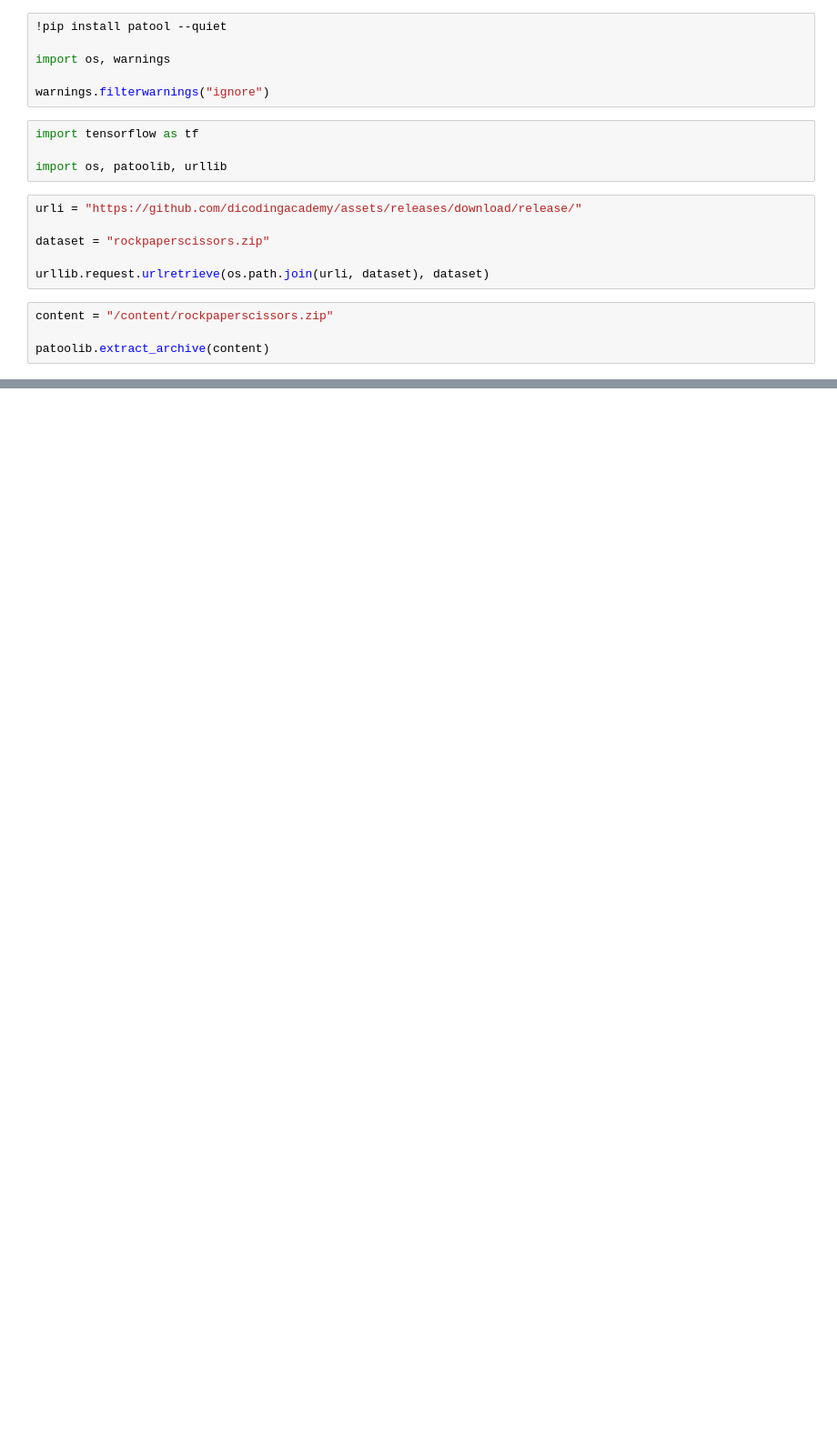
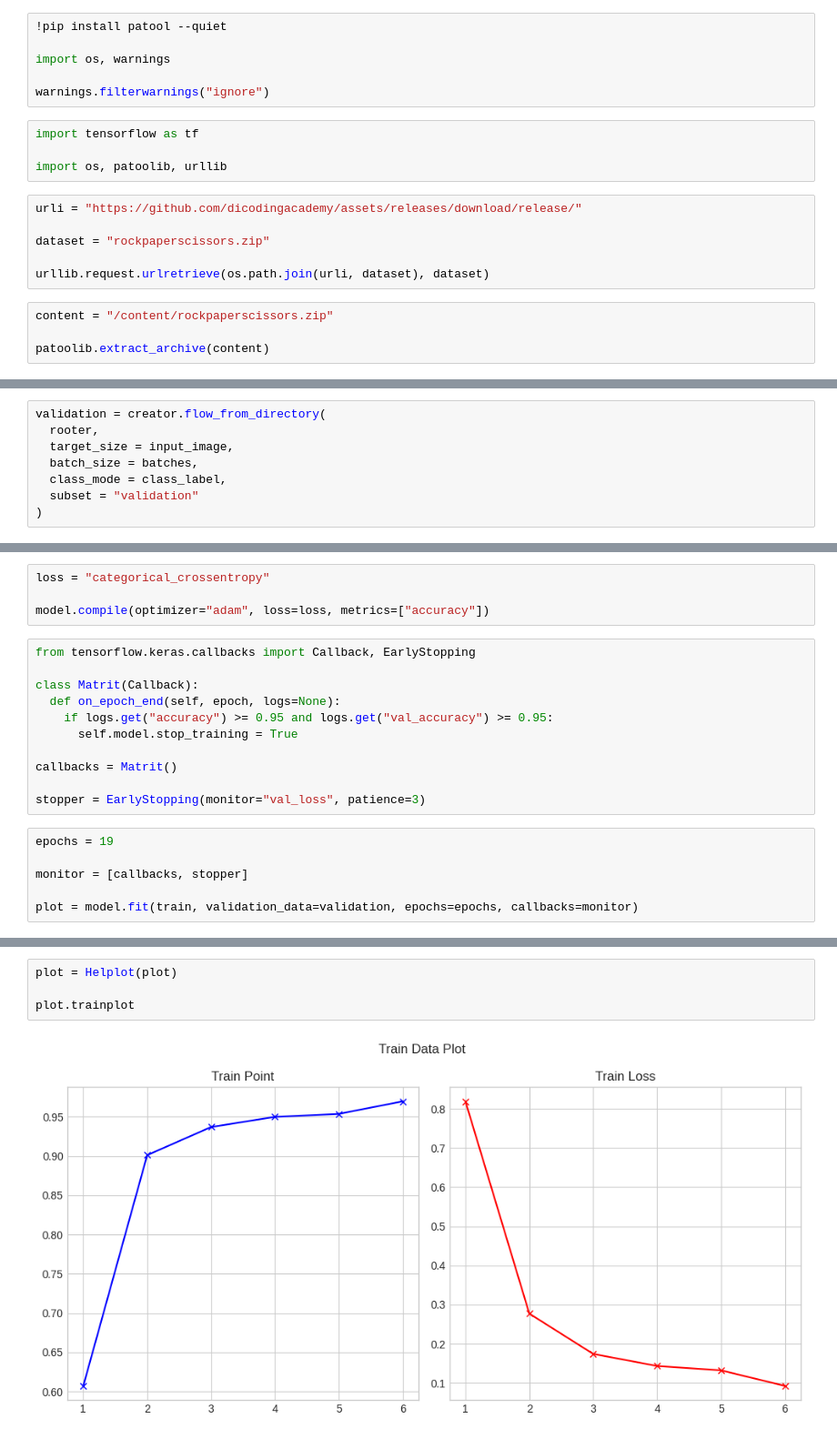
Before and after one commit to Kulnita/Hut, a Jupyter notebook: Lab 01.ipynb, the cells around one changed output, grey strips where cells are left out. Shown at 91% size. Saved outputs shown, nothing was run; the diff lists cells and outputs as text; blank space fills up the shorter version.

```diff
--- a/Lab 01.ipynb
+++ b/Lab 01.ipynb
@@ -57,0 +66,8 @@ validation = validation_generator.flow_from_directory(
+# %%
+validation = creator.flow_from_directory(
+  rooter,
+  target_size = input_image,
+  batch_size = batches,
+  class_mode = class_label,
+  subset = "validation"
+)
@@ -57,0 +97,21 @@ validation = validation_generator.flow_from_directory(
+# %%
+loss = "categorical_crossentropy"
+
+model.compile(optimizer="adam", loss=loss, metrics=["accuracy"])
+# %%
+from tensorflow.keras.callbacks import Callback, EarlyStopping
+
+class Matrit(Callback):
+  def on_epoch_end(self, epoch, logs=None):
+    if logs.get("accuracy") >= 0.95 and logs.get("val_accuracy") >= 0.95:
+      self.model.stop_training = True
+
+callbacks = Matrit()
+
+stopper = EarlyStopping(monitor="val_loss", patience=3)
+# %%
+epochs = 19
+
+monitor = [callbacks, stopper]
+
+plot = model.fit(train, validation_data=validation, epochs=epochs, callbacks=monitor)
@@ -57,0 +148,6 @@ validation = validation_generator.flow_from_directory(
+# %%
+plot = Helplot(plot)
+
+plot.trainplot
+# %% [output]
+[figure, added]
```
Also changed, not shown: parts of 22 cells of this notebook, 1 other file.
